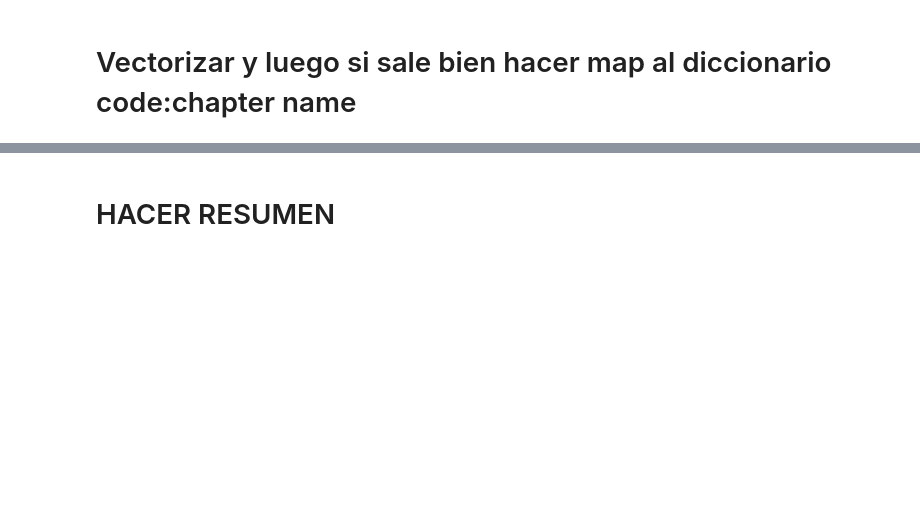
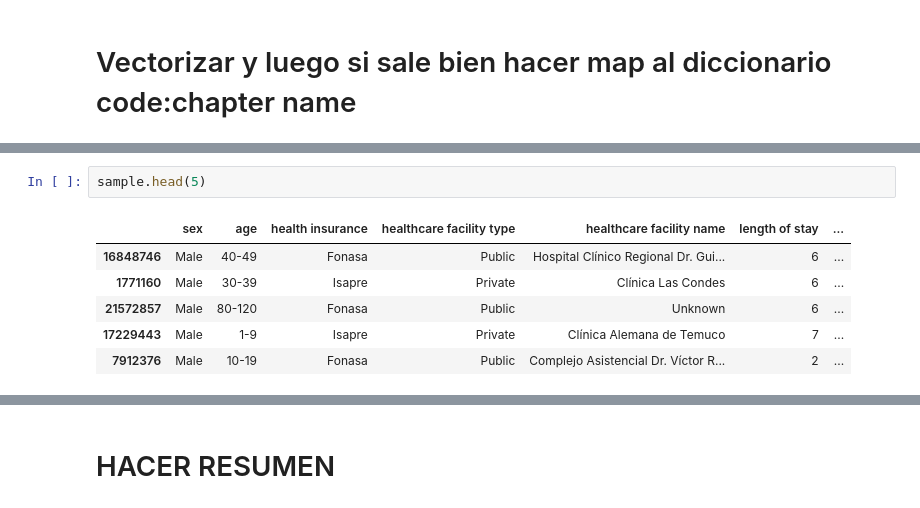
Before and after one commit to mirkopodunavak1996/EDAHospDischarges_Chile2001-2024, a Jupyter notebook: notebooks/General_Analysis_2001-2024.ipynb, the cells around one changed output, grey strips where cells are left out. Drawn from its saved outputs; the diff is of its cells as text; blank space fills up the shorter version.

```diff
--- a/notebooks/General_Analysis_2001-2024.ipynb
+++ b/notebooks/General_Analysis_2001-2024.ipynb
@@ -720,0 +758,9 @@ dtype: int64
+# %%
+sample.head(5)
+# %% [output]
+|  | sex | age | health insurance | healthcare facility type | healthcare facility name | length of stay | ... |
+| 16848746 | Male | 40-49 | Fonasa | Public | Hospital Clínico Regional Dr. Gui... | 6 | ... |
+| 1771160 | Male | 30-39 | Isapre | Private | Clínica Las Condes | 6 | ... |
+| 21572857 | Male | 80-120 | Fonasa | Public | Unknown | 6 | ... |
+| 17229443 | Male | 1-9 | Isapre | Private | Clínica Alemana de Temuco | 7 | ... |
+| 7912376 | Male | 10-19 | Fonasa | Public | Complejo Asistencial Dr. Víctor R... | 2 | ... |
```
Also changed, not shown: parts of 17 cells of this notebook.
